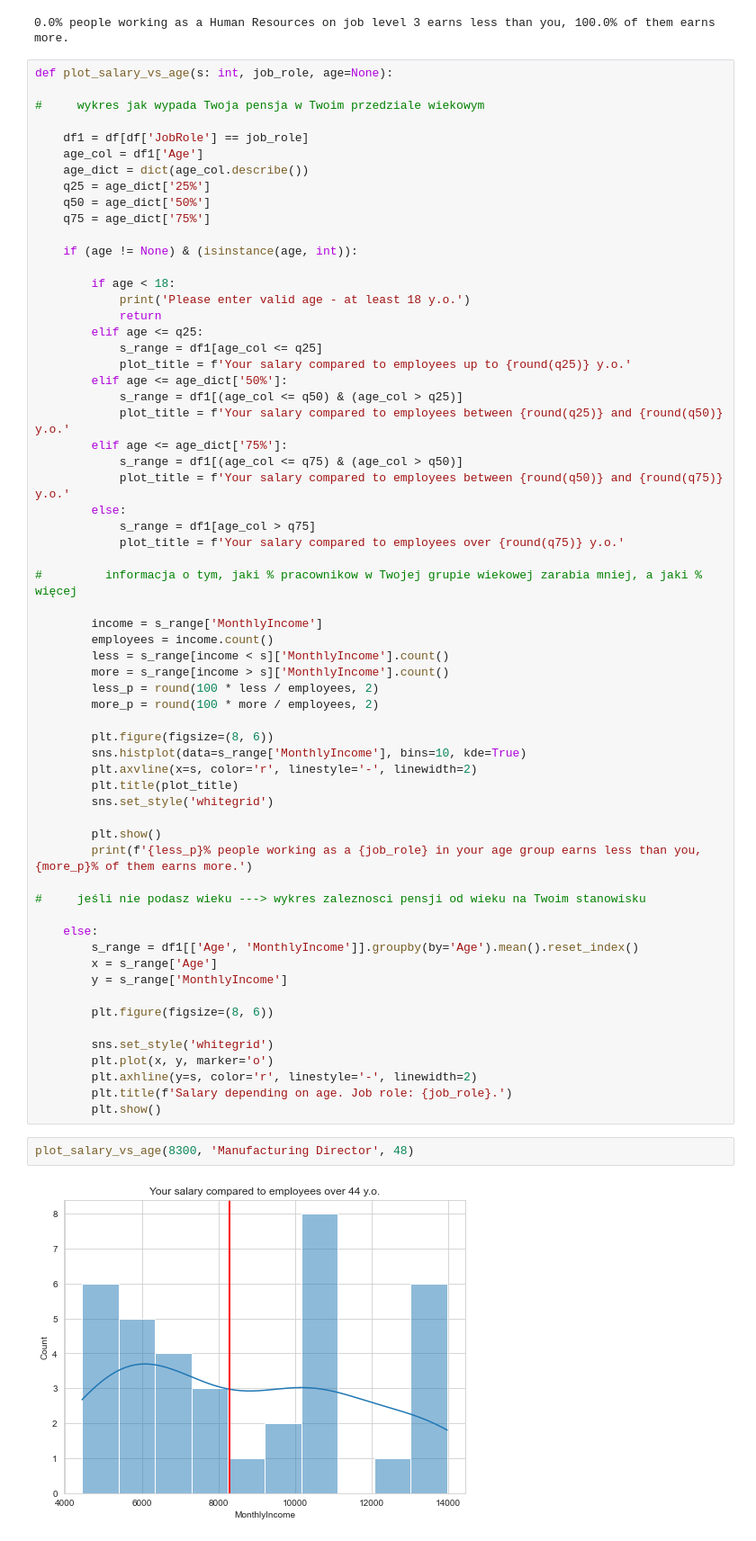
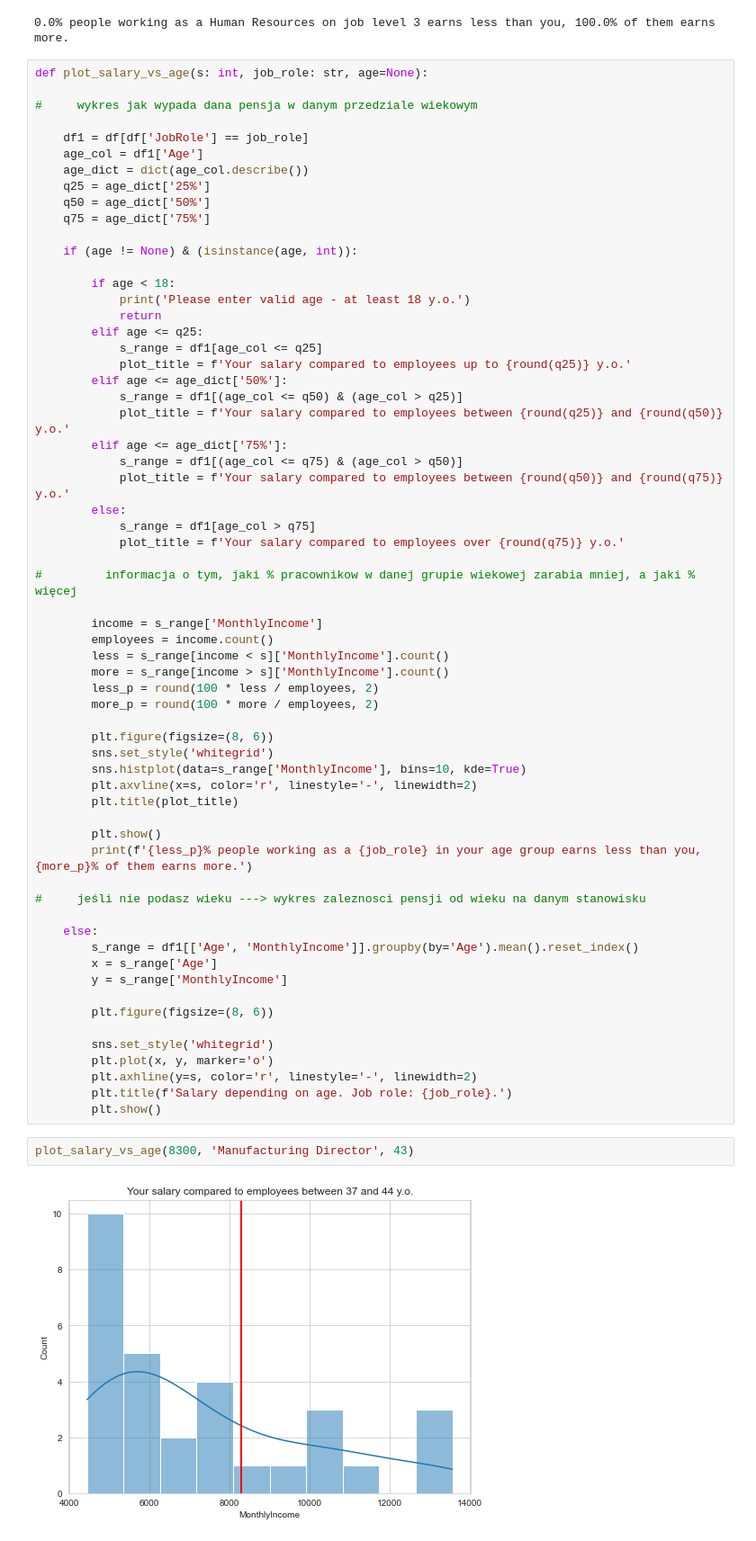
Before and after one commit to jwnuk/data-science-bootcamp, a Jupyter notebook: 2-projekt-python/analysis/salary_analysis/salary_plots.ipynb, the cells around one changed output. Shown at 90% size. Cells and saved outputs as stored; diff of their text form.

```diff
--- a/2-projekt-python/analysis/salary_analysis/salary_plots.ipynb
+++ b/2-projekt-python/analysis/salary_analysis/salary_plots.ipynb
@@ -159,9 +161,9 @@ Not enough employees in database to plot a comparison. Comparing now to all of t
 [figure]
 0.0% people working as a Human Resources on job level 3 earns less than you, 100.0% of them earns more.
 # %%
-def plot_salary_vs_age(s: int, job_role, age=None):
+def plot_salary_vs_age(s: int, job_role: str, age=None):
 
-#     wykres jak wypada Twoja pensja w Twoim przedziale wiekowym
+#     wykres jak wypada dana pensja w danym przedziale wiekowym
 
     df1 = df[df['JobRole'] == job_role]
     age_col = df1['Age']
@@ -188,7 +190,7 @@ def plot_salary_vs_age(s: int, job_role, age=None):
             s_range = df1[age_col > q75]
             plot_title = f'Your salary compared to employees over {round(q75)} y.o.'
 
-#         informacja o tym, jaki % pracownikow w Twojej grupie wiekowej zarabia mniej, a jaki % więcej
+#         informacja o tym, jaki % pracownikow w danej grupie wiekowej zarabia mniej, a jaki % więcej
 
         income = s_range['MonthlyIncome']
         employees = income.count()
@@ -198,15 +200,15 @@ def plot_salary_vs_age(s: int, job_role, age=None):
         more_p = round(100 * more / employees, 2)
 
         plt.figure(figsize=(8, 6))
+        sns.set_style('whitegrid')
         sns.histplot(data=s_range['MonthlyIncome'], bins=10, kde=True)
         plt.axvline(x=s, color='r', linestyle='-', linewidth=2)
         plt.title(plot_title)
-        sns.set_style('whitegrid')
 
         plt.show()
         print(f'{less_p}% people working as a {job_role} in your age group earns less than you, {more_p}% of them earns more.')
 
-#     jeśli nie podasz wieku ---> wykres zaleznosci pensji od wieku na Twoim stanowisku
+#     jeśli nie podasz wieku ---> wykres zaleznosci pensji od wieku na danym stanowisku
 
     else:
         s_range = df1[['Age', 'MonthlyIncome']].groupby(by='Age').mean().reset_index()
@@ -221,6 +223,6 @@ def plot_salary_vs_age(s: int, job_role, age=None):
         plt.title(f'Salary depending on age. Job role: {job_role}.')
         plt.show()
 # %%
-plot_salary_vs_age(8300, 'Manufacturing Director', 48)
+plot_salary_vs_age(8300, 'Manufacturing Director', 43)
 # %% [output]
-[figure, old version]
+[figure, new version]
```
Also changed, not shown: parts of 7 cells of this notebook.
